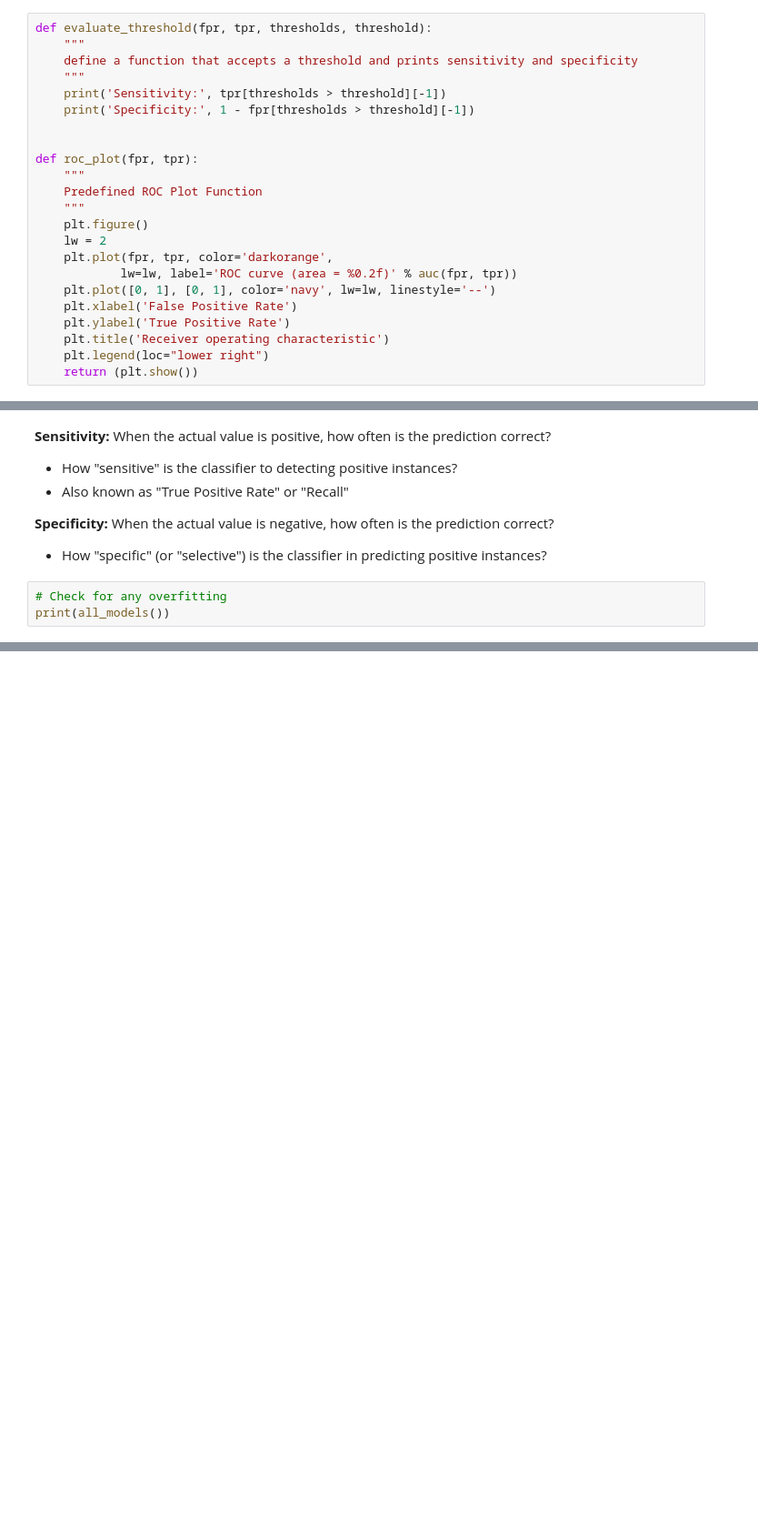
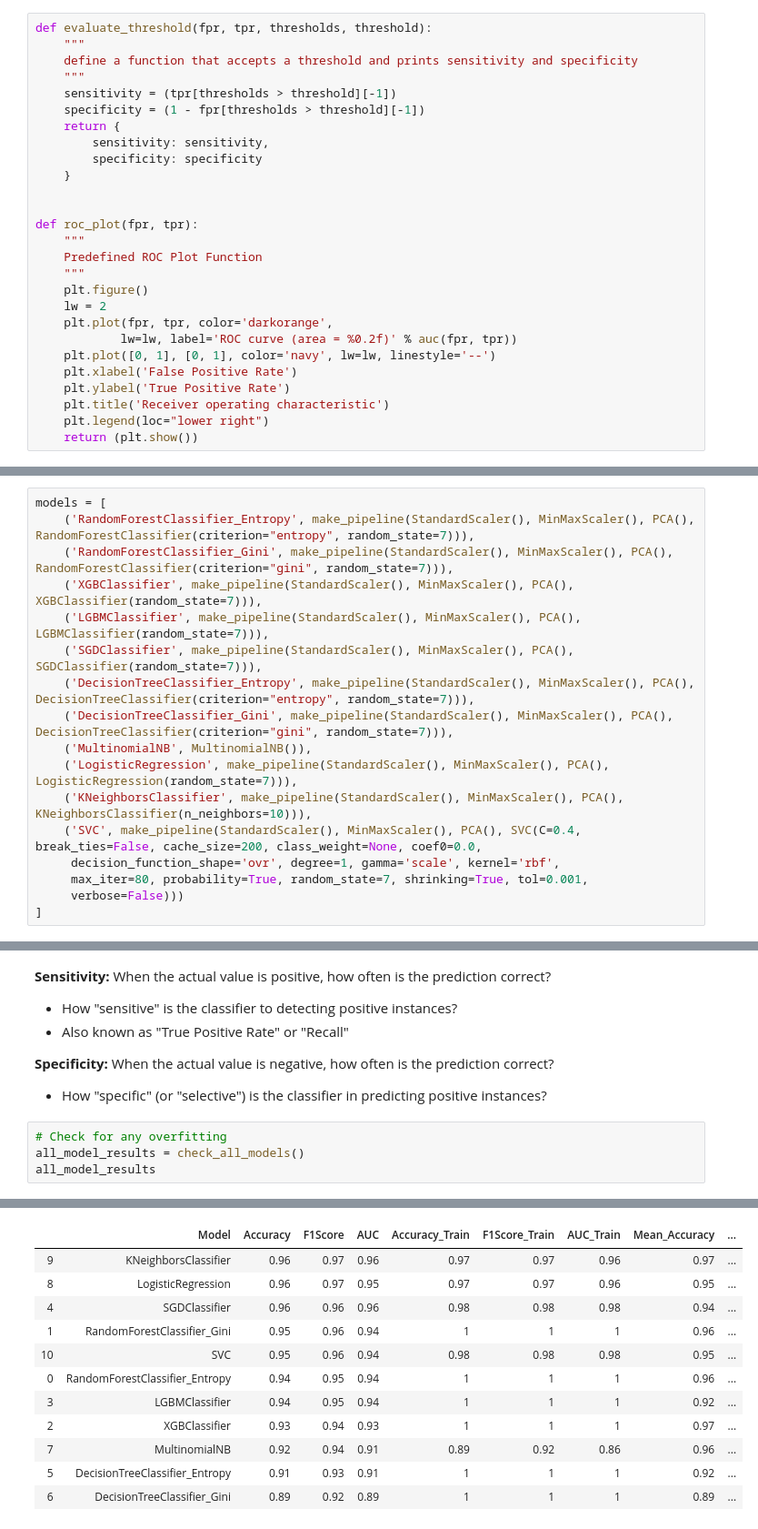
Before and after one commit to brycemcwilliams/research-papers, a Jupyter notebook: pipeline.ipynb, the cells around one changed output, grey strips where cells are left out. Shown at 91% size. Cells and saved outputs as stored; diff of their text form; blank space fills up the shorter version.

```diff
--- a/pipeline.ipynb
+++ b/pipeline.ipynb
@@ -283,8 +283,12 @@ def evaluate_threshold(fpr, tpr, thresholds, threshold):
     """
     define a function that accepts a threshold and prints sensitivity and specificity
     """
-    print('Sensitivity:', tpr[thresholds > threshold][-1])
-    print('Specificity:', 1 - fpr[thresholds > threshold][-1])
+    sensitivity = (tpr[thresholds > threshold][-1])
+    specificity = (1 - fpr[thresholds > threshold][-1])
+    return {
+        sensitivity: sensitivity,
+        specificity: specificity
+    }
 
 
 def roc_plot(fpr, tpr):
@@ -350,0 +308,17 @@ def all_models():
+# %%
+models = [
+    ('RandomForestClassifier_Entropy', make_pipeline(StandardScaler(), MinMaxScaler(), PCA(), RandomForestClassifier(criterion="entropy", random_state=7))),
+    ('RandomForestClassifier_Gini', make_pipeline(StandardScaler(), MinMaxScaler(), PCA(), RandomForestClassifier(criterion="gini", random_state=7))),
+    ('XGBClassifier', make_pipeline(StandardScaler(), MinMaxScaler(), PCA(), XGBClassifier(random_state=7))),
+    ('LGBMClassifier', make_pipeline(StandardScaler(), MinMaxScaler(), PCA(), LGBMClassifier(random_state=7))),
+    ('SGDClassifier', make_pipeline(StandardScaler(), MinMaxScaler(), PCA(), SGDClassifier(random_state=7))),
+    ('DecisionTreeClassifier_Entropy', make_pipeline(StandardScaler(), MinMaxScaler(), PCA(), DecisionTreeClassifier(criterion="entropy", random_state=7))),
+    ('DecisionTreeClassifier_Gini', make_pipeline(StandardScaler(), MinMaxScaler(), PCA(), DecisionTreeClassifier(criterion="gini", random_state=7))),
+    ('MultinomialNB', MultinomialNB()),
+    ('LogisticRegression', make_pipeline(StandardScaler(), MinMaxScaler(), PCA(), LogisticRegression(random_state=7))),
+    ('KNeighborsClassifier', make_pipeline(StandardScaler(), MinMaxScaler(), PCA(), KNeighborsClassifier(n_neighbors=10))),
+    ('SVC', make_pipeline(StandardScaler(), MinMaxScaler(), PCA(), SVC(C=0.4, break_ties=False, cache_size=200, class_weight=None, coef0=0.0,
+     decision_function_shape='ovr', degree=1, gamma='scale', kernel='rbf',
+     max_iter=80, probability=True, random_state=7, shrinking=True, tol=0.001,
+     verbose=False)))
+]
@@ -359,5 +416,6 @@ def all_models():
 - How "specific" (or "selective") is the classifier in predicting positive instances?
 # %%
 # Check for any overfitting
-print(all_models())
+all_model_results = check_all_models()
+all_model_results
 # %% [output]
@@ -459,0 +422,12 @@ Specificity: 0.9761904761904762
+|  | Model | Accuracy | F1Score | AUC | Accuracy_Train | F1Score_Train | AUC_Train | Mean_Accuracy | ... |
+| 9 | KNeighborsClassifier | 0.96 | 0.97 | 0.96 | 0.97 | 0.97 | 0.96 | 0.97 | ... |
+| 8 | LogisticRegression | 0.96 | 0.97 | 0.95 | 0.97 | 0.97 | 0.96 | 0.95 | ... |
+| 4 | SGDClassifier | 0.96 | 0.96 | 0.96 | 0.98 | 0.98 | 0.98 | 0.94 | ... |
+| 1 | RandomForestClassifier_Gini | 0.95 | 0.96 | 0.94 | 1 | 1 | 1 | 0.96 | ... |
+| 10 | SVC | 0.95 | 0.96 | 0.94 | 0.98 | 0.98 | 0.98 | 0.95 | ... |
+| 0 | RandomForestClassifier_Entropy | 0.94 | 0.95 | 0.94 | 1 | 1 | 1 | 0.96 | ... |
+| 3 | LGBMClassifier | 0.94 | 0.95 | 0.94 | 1 | 1 | 1 | 0.92 | ... |
+| 2 | XGBClassifier | 0.93 | 0.94 | 0.93 | 1 | 1 | 1 | 0.97 | ... |
+| 7 | MultinomialNB | 0.92 | 0.94 | 0.91 | 0.89 | 0.92 | 0.86 | 0.96 | ... |
+| 5 | DecisionTreeClassifier_Entropy | 0.91 | 0.93 | 0.91 | 1 | 1 | 1 | 0.92 | ... |
+| 6 | DecisionTreeClassifier_Gini | 0.89 | 0.92 | 0.89 | 1 | 1 | 1 | 0.89 | ... |
```
Also changed, not shown: parts of 17 cells of this notebook.
